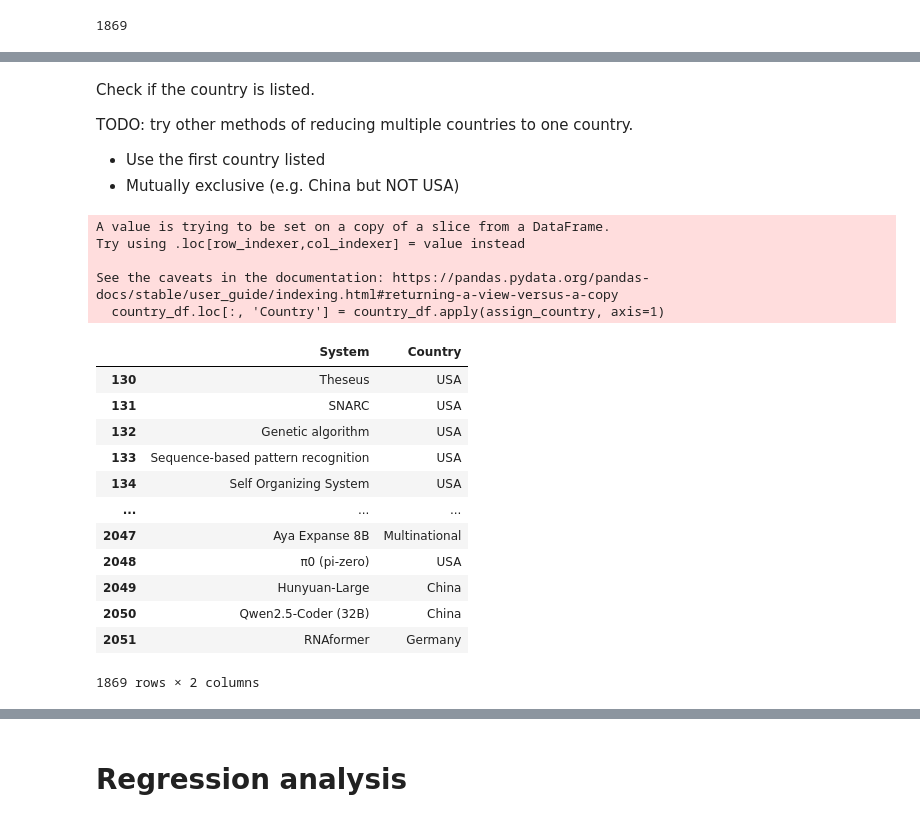
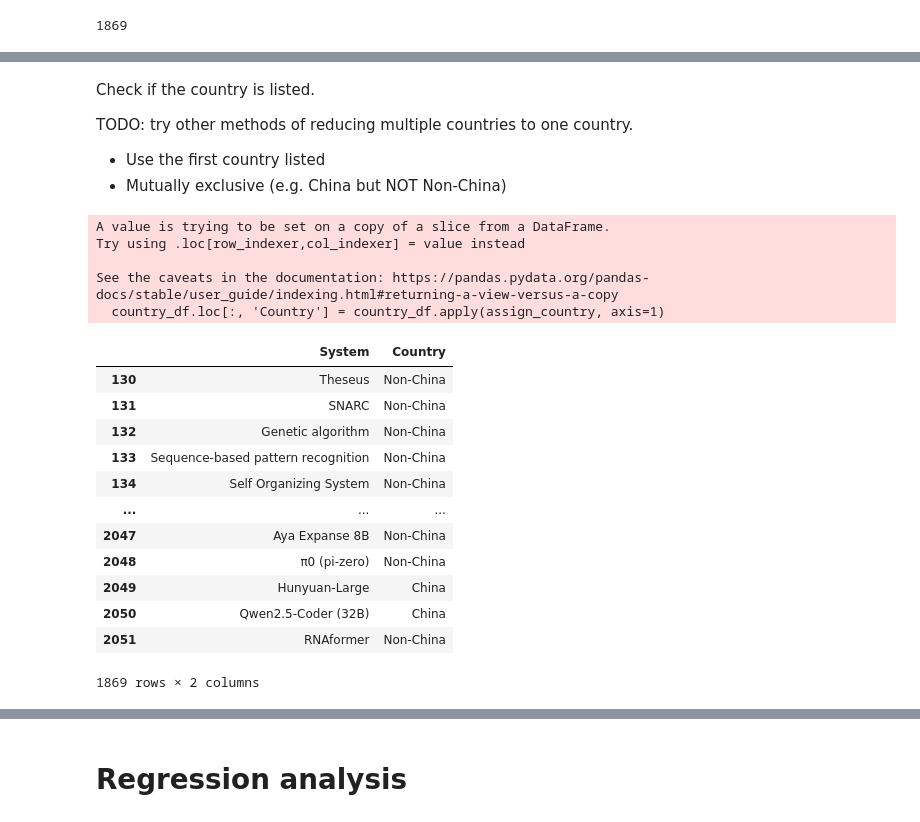
Before and after one commit to epoch-research/china-ai-trends, a Jupyter notebook: compute_analysis.ipynb, the cells around one changed output, grey strips where cells are left out. Saved outputs shown, nothing was run; the diff lists cells and outputs as text; code cells hidden in the pictures.

```diff
--- a/compute_analysis.ipynb
+++ b/compute_analysis.ipynb
@@ -123,44 +135,38 @@ Check if the country is listed.
 
 TODO: try other methods of reducing multiple countries to one country.
 - Use the first country listed
-- Mutually exclusive (e.g. China but NOT USA)
+- Mutually exclusive (e.g. China but NOT Non-China)
 # %%
 # Check if the country is listed
 def assign_country(row):
-    if 'United States of America' in row['Country (from Organization)'] and 'China' in row['Country (from Organization)']:
-        return 'USA,China'
-    if 'United States of America' in row['Country (from Organization)']:
-        return 'USA'
     if 'China' in row['Country (from Organization)']:
         return 'China'
-    for country in country_df['Country (from Organization)'].unique():
-        if country in row['Country (from Organization)']:
-            return country
-    return np.nan
+    else:
+        return 'Non-China'
 country_df.loc[:, 'Country'] = country_df.apply(assign_country, axis=1)
 
 # Use the first country listed
 # country_df['Country'] = country_df['Country (from Organization)'].apply(lambda x: x.split(',')[0].strip())
 
 country_df[['System', 'Country']]
 # %% [output]
 A value is trying to be set on a copy of a slice from a DataFrame.
 Try using .loc[row_indexer,col_indexer] = value instead
 
 See the caveats in the documentation: https://pandas.pydata.org/pandas-docs/stable/user_guide/indexing.html#returning-a-view-versus-a-copy
   country_df.loc[:, 'Country'] = country_df.apply(assign_country, axis=1)
 |  | System | Country |
-| 130 | Theseus | USA |
-| 131 | SNARC | USA |
-| 132 | Genetic algorithm | USA |
-| 133 | Sequence-based pattern recognition | USA |
-| 134 | Self Organizing System | USA |
+| 130 | Theseus | Non-China |
+| 131 | SNARC | Non-China |
+| 132 | Genetic algorithm | Non-China |
+| 133 | Sequence-based pattern recognition | Non-China |
+| 134 | Self Organizing System | Non-China |
 | ... | ... | ... |
-| 2047 | Aya Expanse 8B | Multinational |
-| 2048 | π0 (pi-zero) | USA |
+| 2047 | Aya Expanse 8B | Non-China |
+| 2048 | π0 (pi-zero) | Non-China |
 | 2049 | Hunyuan-Large | China |
 | 2050 | Qwen2.5-Coder (32B) | China |
-| 2051 | RNAformer | Germany |
+| 2051 | RNAformer | Non-China |
 1869 rows × 2 columns
 # %%
 for cat in country_df['Country'].unique():
```
Also changed, not shown: parts of 19 cells of this notebook.
